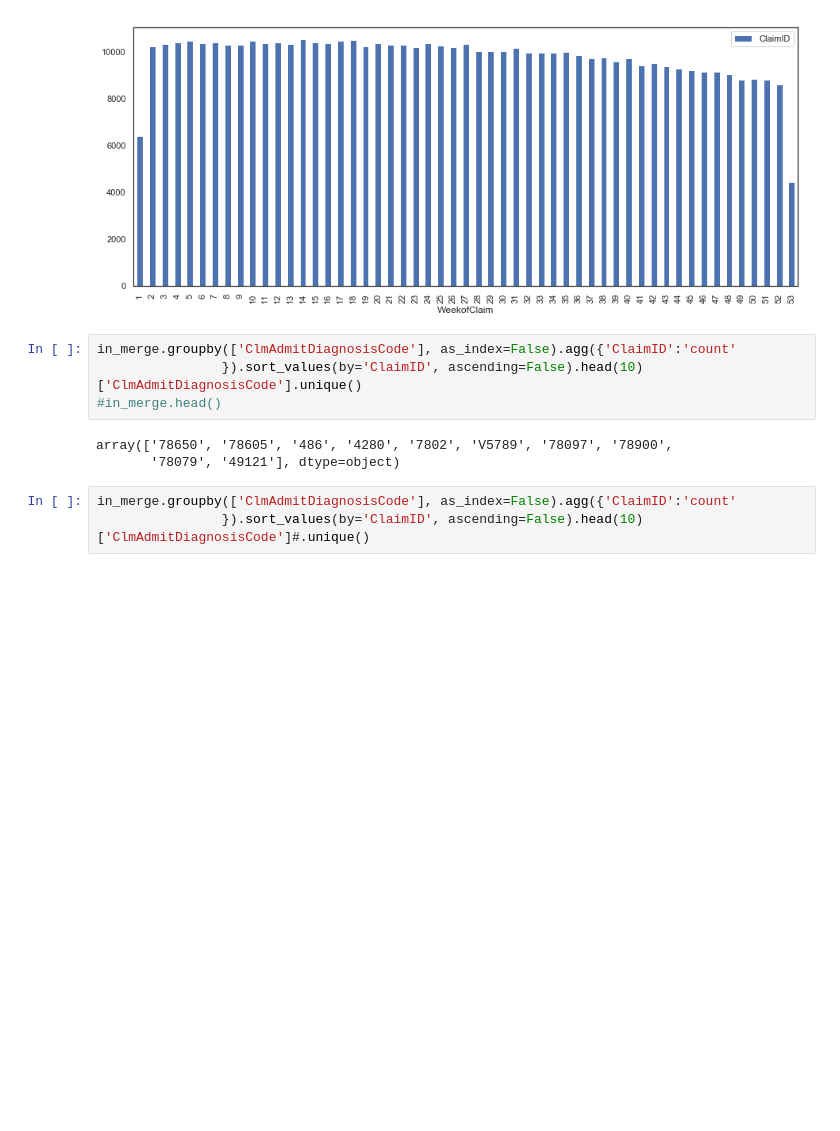
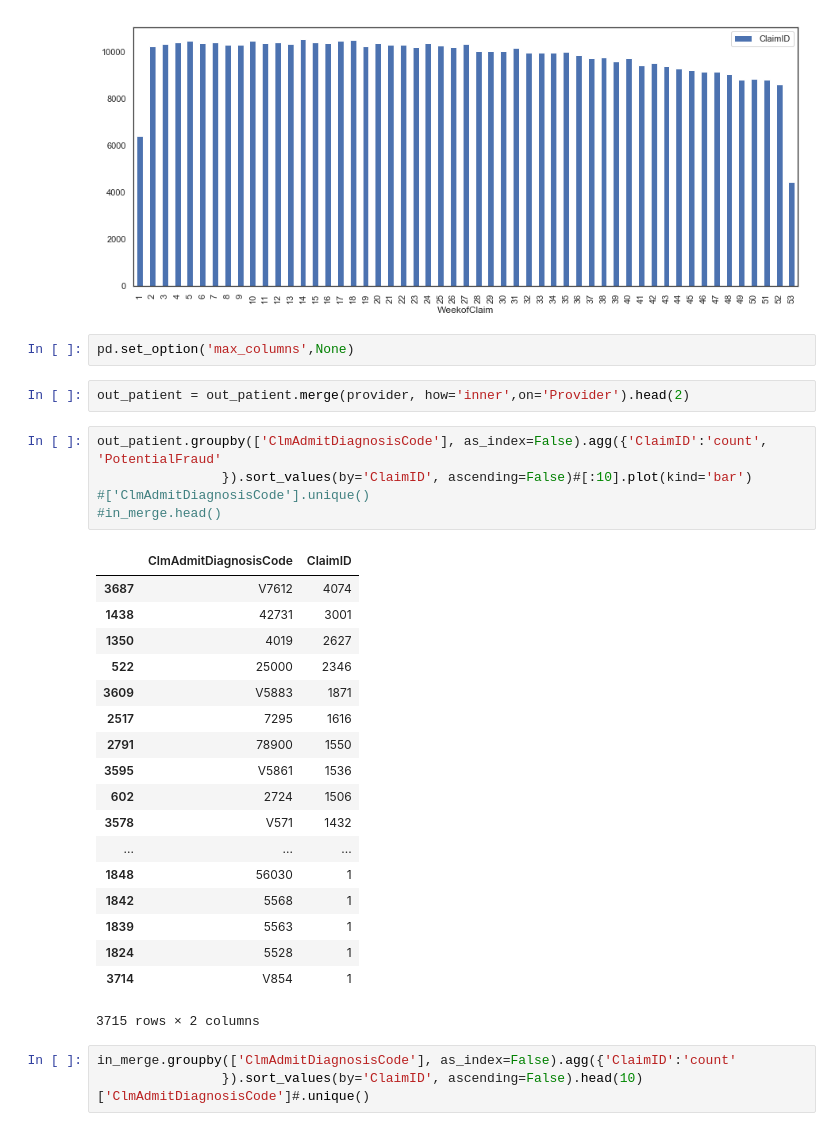
Before and after one commit to microwolf/capstone_healthcare_fraud, a Jupyter notebook: contributors/patrice/scripts/Data_Exploration-checkpoint.ipynb, the cells around one changed output. Saved outputs shown, nothing was run; the diff lists cells and outputs as text; blank space fills up the shorter version.

```diff
--- a/contributors/patrice/scripts/Data_Exploration-checkpoint.ipynb
+++ b/contributors/patrice/scripts/Data_Exploration-checkpoint.ipynb
@@ -381,13 +395,34 @@ out_patient.groupby(['WeekofClaim'], as_index=False).agg({'ClaimID':'count'
 # %% [output]
 <matplotlib.axes._subplots.AxesSubplot at 0x...>
 [figure]
+# %%
+pd.set_option('max_columns',None)
+# %%
+out_patient = out_patient.merge(provider, how='inner',on='Provider').head(2)
 # %%
-in_merge.groupby(['ClmAdmitDiagnosisCode'], as_index=False).agg({'ClaimID':'count'
-                }).sort_values(by='ClaimID', ascending=False).head(10)['ClmAdmitDiagnosisCode'].unique()
+out_patient.groupby(['ClmAdmitDiagnosisCode'], as_index=False).agg({'ClaimID':'count', 'PotentialFraud'
+                }).sort_values(by='ClaimID', ascending=False)#[:10].plot(kind='bar')
+#['ClmAdmitDiagnosisCode'].unique()
 #in_merge.head()
 # %% [output]
+|  | ClmAdmitDiagnosisCode | ClaimID |
+| 3687 | V7612 | 4074 |
+| 1438 | 42731 | 3001 |
+| 1350 | 4019 | 2627 |
+| 522 | 25000 | 2346 |
+| 3609 | V5883 | 1871 |
+| 2517 | 7295 | 1616 |
+| 2791 | 78900 | 1550 |
+| 3595 | V5861 | 1536 |
+| 602 | 2724 | 1506 |
+| 3578 | V571 | 1432 |
+| ... | ... | ... |
+| 1848 | 56030 | 1 |
+| 1842 | 5568 | 1 |
+| 1839 | 5563 | 1 |
+| 1824 | 5528 | 1 |
+| 3714 | V854 | 1 |
-array(['78650', '78605', '486', '4280', '7802', 'V5789', '78097', '78900',
-       '78079', '49121'], dtype=object)
+3715 rows × 2 columns
 # %%
 in_merge.groupby(['ClmAdmitDiagnosisCode'], as_index=False).agg({'ClaimID':'count'
                 }).sort_values(by='ClaimID', ascending=False).head(10)['ClmAdmitDiagnosisCode']#.unique()
```
Also changed, not shown: parts of 7 cells of this notebook, 5 other files.
